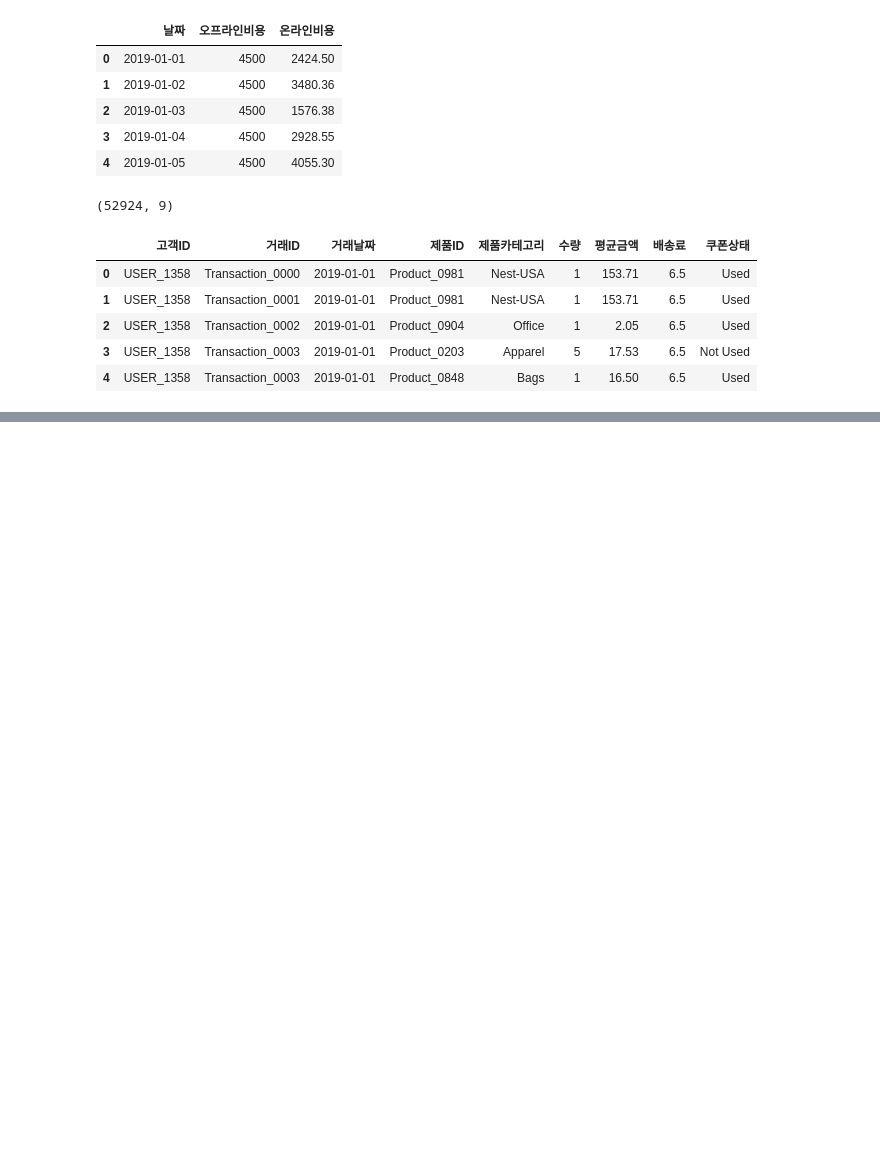
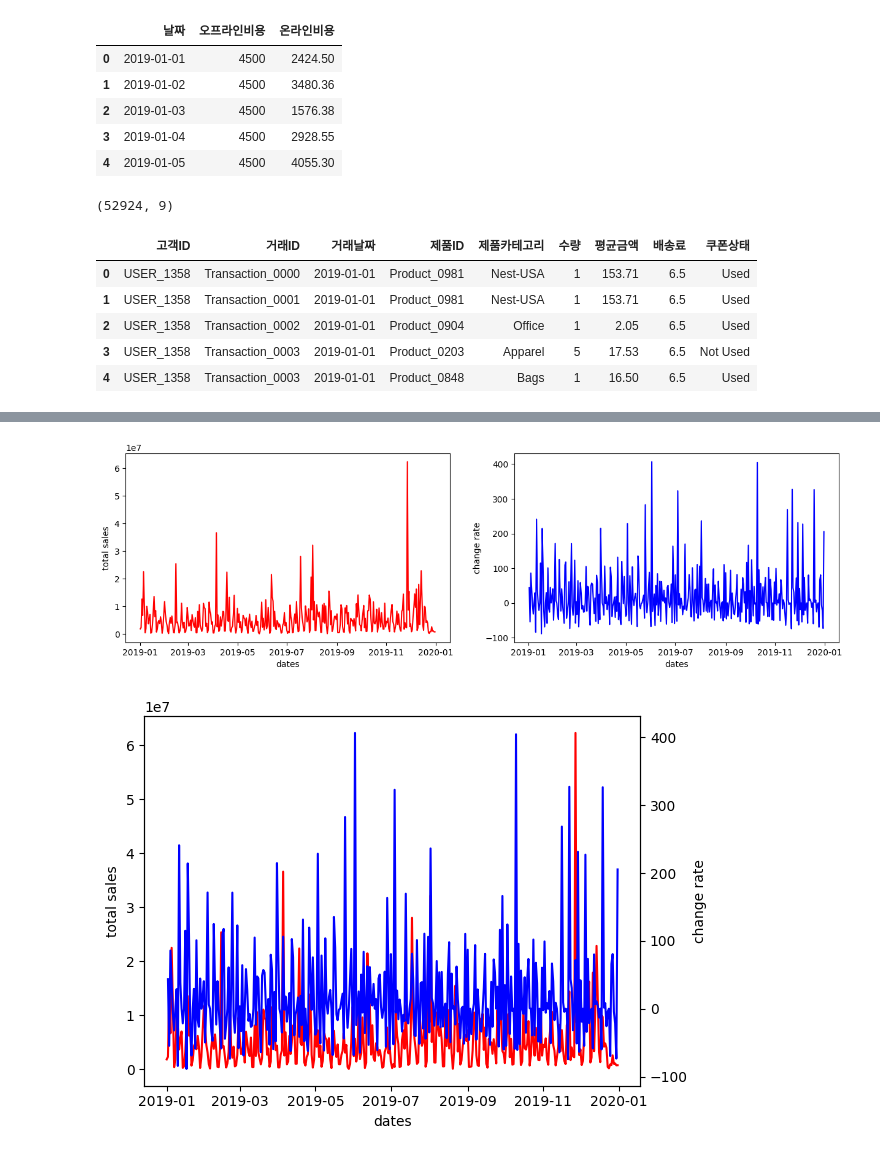
Before and after one commit to Randy-archive/ecommerce_seg, a Jupyter notebook: 랜디_Randy.ipynb, the cells around one changed output, grey strips where cells are left out. Cells and saved outputs as stored; diff of their text form; code cells hidden in the pictures; blank space fills up the shorter version.

```diff
--- a/랜디_Randy.ipynb
+++ b/랜디_Randy.ipynb
@@ -167,0 +262,30 @@ classified_bills
+# %%
+tmp_data = pd.DataFrame()
+
+for df in classified_bills:
+    tmp_data = pd.concat([tmp_data, df])
+
+plt.figure(figsize=(15, 4))
+plt.subplot(1, 2, 1)
+plt.plot(tmp_data['날짜'], tmp_data['총매출액'], color='red', label='change of total sales')
+plt.xlabel('dates')
+plt.ylabel('total sales')
+
+plt.subplot(1, 2, 2)
+plt.plot(tmp_data['날짜'], tmp_data['비용증감'], color='blue', label='change rate of costs')
+plt.xlabel('dates')
+plt.ylabel('change rate')
+
+fig, ax1 = plt.subplots()
+ax1.plot(tmp_data['날짜'], tmp_data['총매출액'], color='red', label='change of total sales')
+ax1.set_xlabel('dates')
+ax1.set_ylabel('total sales')
+
+ax2 = ax1.twinx()
+ax2.plot(tmp_data['날짜'], tmp_data['비용증감'], color='blue', label='change rate of costs')
+ax2.set_ylabel('change rate')
+
+plt.show()
+# %% [output]
+[figure, added]
+[figure, added]
```
Also changed, not shown: parts of 11 cells of this notebook.
